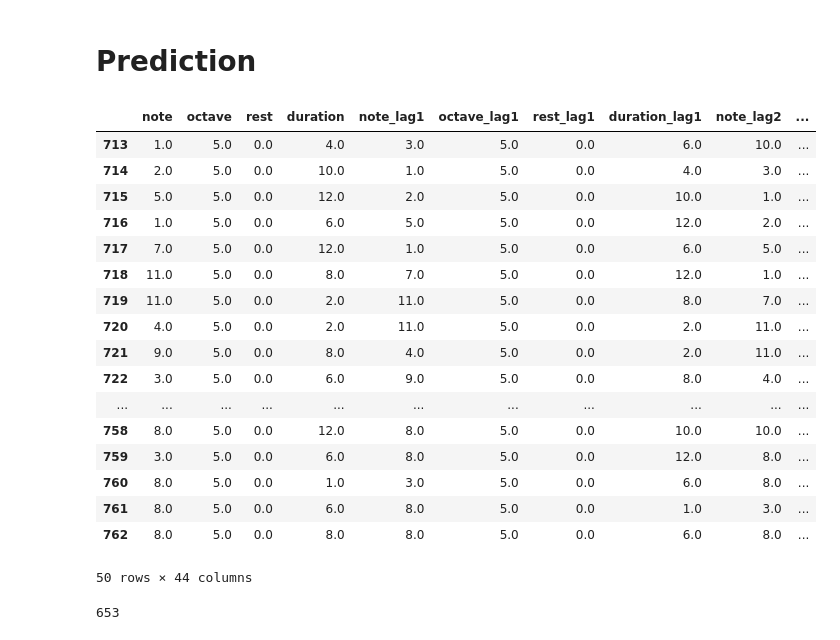
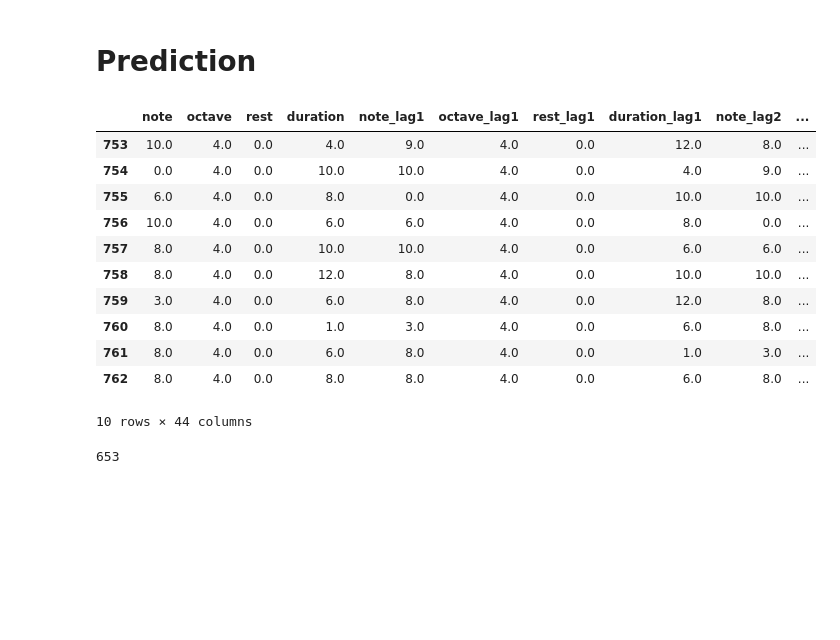
Before and after one commit to Sciurus365/MLProject2021, a Jupyter notebook: MultiStep2.ipynb, the cells around one changed output. Cells and saved outputs as stored; diff of their text form; code cells hidden in the pictures; blank space fills up the shorter version.

```diff
--- a/MultiStep2.ipynb
+++ b/MultiStep2.ipynb
@@ -153,8 +153,8 @@ rcv_pipe_octave = make_pipeline(
     RidgeClassifierCV(alphas = [0.001, 0.01, 0.1, 1., 10., 100., 1000.], cv = 10)
 )
 ## here we need to filter out rests
-rcv_pipe_octave.fit(X = dfV1[dfV1.rest != 1][dfV1.columns.drop(['note', 'octave', 'duration'])],
-                    y = dfV1[dfV1.rest != 1]['octave'])
+rcv_pipe_octave.fit(X = dfV3[dfV3.rest != 1][dfV3.columns.drop(['note', 'octave', 'duration'])],
+                    y = dfV3[dfV3.rest != 1]['octave'])
 rcv_pipe_octave['ridgeclassifiercv'].alpha_
 # %% [output]
 1000.0
@@ -174,8 +174,8 @@ rcv_pipe_note = make_pipeline(
     RidgeClassifierCV(alphas = [0.001, 0.01, 0.1, 1., 10., 100., 1000.], cv = 10)
 )
 ## here we need to filter out rests
-rcv_pipe_note.fit(X = dfV1[dfV1.rest != 1][dfV1.columns.drop(['note', 'duration'])],
-                  y = dfV1[dfV1.rest != 1]['note'])
+rcv_pipe_note.fit(X = dfV3[dfV3.rest != 1][dfV3.columns.drop(['note', 'duration'])],
+                  y = dfV3[dfV3.rest != 1]['note'])
 rcv_pipe_note['ridgeclassifiercv'].alpha_
 # %% [output]
 10.0
@@ -195,8 +195,8 @@ rcv_pipe_duration = make_pipeline(
     RidgeClassifierCV(alphas = [0.001, 0.01, 0.1, 1., 10., 100., 1000.], cv = 10)
 )
 ## here we need to filter out rests
-rcv_pipe_duration.fit(X = dfV1[dfV1.rest != 1][dfV1.columns.drop(['duration'])],
-                    y = dfV1[dfV1.rest != 1]['duration'])
+rcv_pipe_duration.fit(X = dfV3[dfV3.rest != 1][dfV3.columns.drop(['duration'])],
+                    y = dfV3[dfV3.rest != 1]['duration'])
 rcv_pipe_note['ridgeclassifiercv'].alpha_
 # %% [output]
 10.0
@@ -233,53 +233,47 @@ for i in range(100):
 # %%
 # stochastic
-dfV1_pred = dfV1_full
+dfV3_pred = dfV3_full
 random.seed(1614)
 for i in range(100):
     # making the next row with blanks
-    temp_next_row = pd.DataFrame([np.nan, np.nan, np.nan, np.nan]+dfV1_pred.tail(1).iloc[:,:-4].values.tolist()[0][:]).T
-    temp_next_row.columns = dfV1_pred.columns
-    dfV1_pred = dfV1_pred.append(temp_next_row, ignore_index=True)
+    temp_next_row = pd.DataFrame([np.nan, np.nan, np.nan, np.nan]+dfV3_pred.tail(1).iloc[:,:-4].values.tolist()[0][:]).T
+    temp_next_row.columns = dfV3_pred.columns
+    dfV3_pred = dfV3_pred.append(temp_next_row, ignore_index=True)
 
     # predict the next rest (not actually predicting)
     temp_v1_rest = 0
-    dfV1_pred.iloc[-1,2] = temp_v1_rest
+    dfV3_pred.iloc[-1,2] = temp_v1_rest
     # predict the next octave
-    temp_v1_octave = rcv_pipe_octave.predict(X=dfV1_pred.tail(1).drop(columns = ['octave', 'note', 'duration']))
-    dfV1_pred.iloc[-1,1] = temp_v1_octave
+    temp_v1_octave = rcv_pipe_octave.predict(X=dfV3_pred.tail(1).drop(columns = ['octave', 'note', 'duration']))
+    dfV3_pred.iloc[-1,1] = temp_v1_octave
     # predict the next note
-    # temp_v1_note = rcv_pipe_note.predict(X=dfV1_pred.tail(1).drop(columns = ['note', 'duration']))
-    d = rcv_pipe_note.decision_function(X=dfV1_pred.tail(1).drop(columns = ['note', 'duration']))
+    # temp_v1_note = rcv_pipe_note.predict(X=dfV3_pred.tail(1).drop(columns = ['note', 'duration']))
+    d = rcv_pipe_note.decision_function(X=dfV3_pred.tail(1).drop(columns = ['note', 'duration']))
     probs = [np.exp(i) / np.sum(np.exp(i)) for i in d]
     temp_v1_note = random.choices(rcv_pipe_note.classes_, weights=probs[0])[0]
-    dfV1_pred.iloc[-1,0] = temp_v1_note
+    dfV3_pred.iloc[-1,0] = temp_v1_note
     # predict the next duration
-    # temp_v1_duration = rcv_pipe_duration.predict(X=dfV1_pred.tail(1).drop(columns = ['duration']))
-    d = rcv_pipe_duration.decision_function(X=dfV1_pred.tail(1).drop(columns = ['duration']))
+    # temp_v1_duration = rcv_pipe_duration.predict(X=dfV3_pred.tail(1).drop(columns = ['duration']))
+    d = rcv_pipe_duration.decision_function(X=dfV3_pred.tail(1).drop(columns = ['duration']))
     probs = [np.exp(i) / np.sum(np.exp(i)) for i in d]
     temp_v1_duration = random.choices(rcv_pipe_duration.classes_, weights=probs[0])[0]
     while(temp_v1_duration > 12):
         temp_v1_duration = random.choices(rcv_pipe_duration.classes_, weights=probs[0])[0]
-    dfV1_pred.iloc[-1,3] = temp_v1_duration
+    dfV3_pred.iloc[-1,3] = temp_v1_duration
 # %%
-dfV1_pred.tail(50)
+dfV3_pred.tail(10)
 # duration too long
 # %% [output]
 |  | note | octave | rest | duration | note_lag1 | octave_lag1 | rest_lag1 | duration_lag1 | note_lag2 | ... |
-| 713 | 1.0 | 5.0 | 0.0 | 4.0 | 3.0 | 5.0 | 0.0 | 6.0 | 10.0 | ... |
-| 714 | 2.0 | 5.0 | 0.0 | 10.0 | 1.0 | 5.0 | 0.0 | 4.0 | 3.0 | ... |
-| 715 | 5.0 | 5.0 | 0.0 | 12.0 | 2.0 | 5.0 | 0.0 | 10.0 | 1.0 | ... |
-| 716 | 1.0 | 5.0 | 0.0 | 6.0 | 5.0 | 5.0 | 0.0 | 12.0 | 2.0 | ... |
-| 717 | 7.0 | 5.0 | 0.0 | 12.0 | 1.0 | 5.0 | 0.0 | 6.0 | 5.0 | ... |
-| 718 | 11.0 | 5.0 | 0.0 | 8.0 | 7.0 | 5.0 | 0.0 | 12.0 | 1.0 | ... |
-| 719 | 11.0 | 5.0 | 0.0 | 2.0 | 11.0 | 5.0 | 0.0 | 8.0 | 7.0 | ... |
-| 720 | 4.0 | 5.0 | 0.0 | 2.0 | 11.0 | 5.0 | 0.0 | 2.0 | 11.0 | ... |
-| 721 | 9.0 | 5.0 | 0.0 | 8.0 | 4.0 | 5.0 | 0.0 | 2.0 | 11.0 | ... |
-| 722 | 3.0 | 5.0 | 0.0 | 6.0 | 9.0 | 5.0 | 0.0 | 8.0 | 4.0 | ... |
-| ... | ... | ... | ... | ... | ... | ... | ... | ... | ... | ... |
-| 758 | 8.0 | 5.0 | 0.0 | 12.0 | 8.0 | 5.0 | 0.0 | 10.0 | 10.0 | ... |
-| 759 | 3.0 | 5.0 | 0.0 | 6.0 | 8.0 | 5.0 | 0.0 | 12.0 | 8.0 | ... |
-| 760 | 8.0 | 5.0 | 0.0 | 1.0 | 3.0 | 5.0 | 0.0 | 6.0 | 8.0 | ... |
-| 761 | 8.0 | 5.0 | 0.0 | 6.0 | 8.0 | 5.0 | 0.0 | 1.0 | 3.0 | ... |
-| 762 | 8.0 | 5.0 | 0.0 | 8.0 | 8.0 | 5.0 | 0.0 | 6.0 | 8.0 | ... |
+| 753 | 10.0 | 4.0 | 0.0 | 4.0 | 9.0 | 4.0 | 0.0 | 12.0 | 8.0 | ... |
+| 754 | 0.0 | 4.0 | 0.0 | 10.0 | 10.0 | 4.0 | 0.0 | 4.0 | 9.0 | ... |
+| 755 | 6.0 | 4.0 | 0.0 | 8.0 | 0.0 | 4.0 | 0.0 | 10.0 | 10.0 | ... |
+| 756 | 10.0 | 4.0 | 0.0 | 6.0 | 6.0 | 4.0 | 0.0 | 8.0 | 0.0 | ... |
+| 757 | 8.0 | 4.0 | 0.0 | 10.0 | 10.0 | 4.0 | 0.0 | 6.0 | 6.0 | ... |
+| 758 | 8.0 | 4.0 | 0.0 | 12.0 | 8.0 | 4.0 | 0.0 | 10.0 | 10.0 | ... |
+| 759 | 3.0 | 4.0 | 0.0 | 6.0 | 8.0 | 4.0 | 0.0 | 12.0 | 8.0 | ... |
+| 760 | 8.0 | 4.0 | 0.0 | 1.0 | 3.0 | 4.0 | 0.0 | 6.0 | 8.0 | ... |
+| 761 | 8.0 | 4.0 | 0.0 | 6.0 | 8.0 | 4.0 | 0.0 | 1.0 | 3.0 | ... |
+| 762 | 8.0 | 4.0 | 0.0 | 8.0 | 8.0 | 4.0 | 0.0 | 6.0 | 8.0 | ... |
-50 rows × 44 columns
+10 rows × 44 columns
 # %%
```
Also changed, not shown: parts of 26 cells of this notebook, 5 other files.
